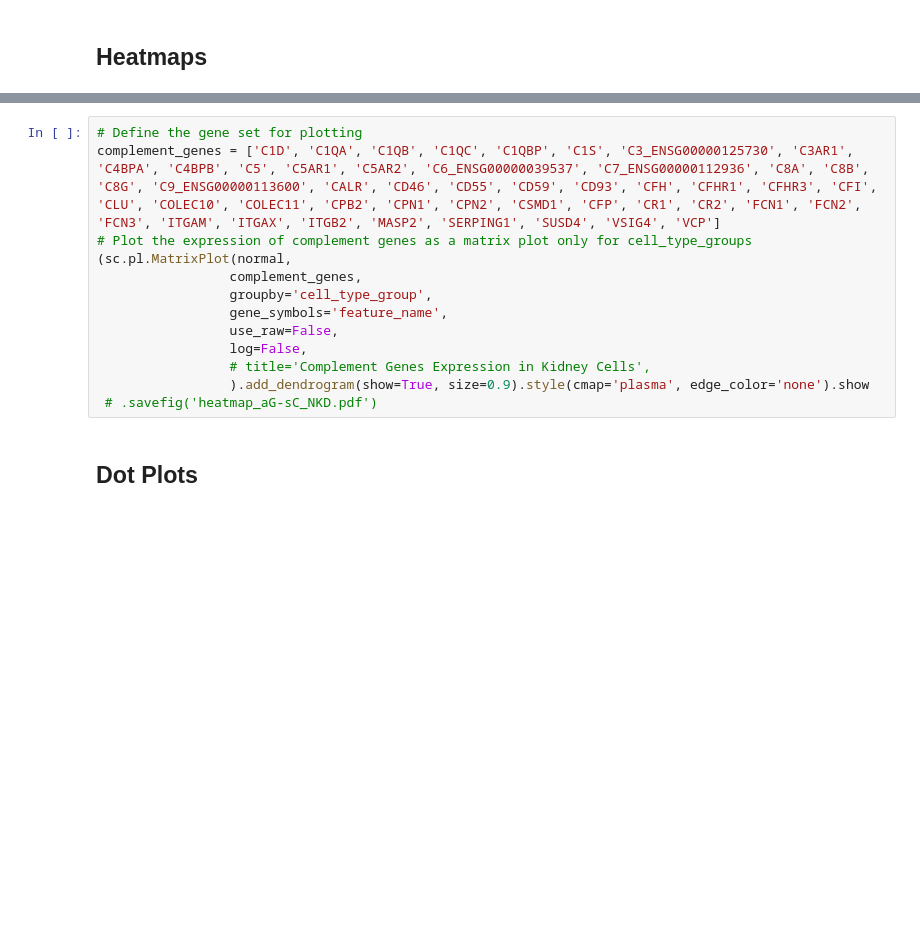
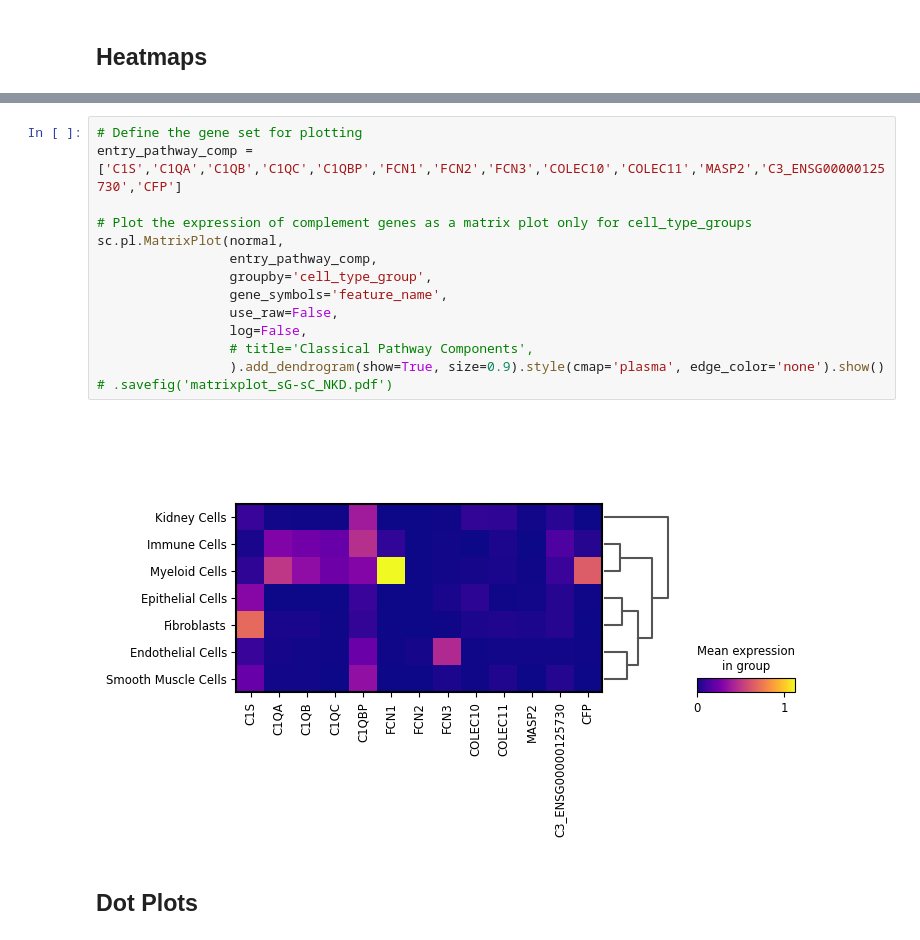
Before and after one commit to aumchampaneri/Biochemistry-BS, a Jupyter notebook: Human Kidney Atlas/Hs_Nor-Kidney_scRNA.ipynb, the cells around one changed output, grey strips where cells are left out. Saved outputs shown, nothing was run; the diff lists cells and outputs as text; blank space fills up the shorter version.

```diff
--- a/Human Kidney Atlas/Hs_Nor-Kidney_scRNA.ipynb
+++ b/Human Kidney Atlas/Hs_Nor-Kidney_scRNA.ipynb
@@ -232,15 +214,18 @@ complement_genes = ['C1D', 'C1QA', 'C1QB', 'C1QC', 'C1QBP', 'C1S', 'C3_ENSG00000
 # %%
 # Define the gene set for plotting
-complement_genes = ['C1D', 'C1QA', 'C1QB', 'C1QC', 'C1QBP', 'C1S', 'C3_ENSG00000125730', 'C3AR1', 'C4BPA', 'C4BPB', 'C5', 'C5AR1', 'C5AR2', 'C6_ENSG00000039537', 'C7_ENSG00000112936', 'C8A', 'C8B', 'C8G', 'C9_ENSG00000113600', 'CALR', 'CD46', 'CD55', 'CD59', 'CD93', 'CFH', 'CFHR1', 'CFHR3', 'CFI', 'CLU', 'COLEC10', 'COLEC11', 'CPB2', 'CPN1', 'CPN2', 'CSMD1', 'CFP', 'CR1', 'CR2', 'FCN1', 'FCN2', 'FCN3', 'ITGAM', 'ITGAX', 'ITGB2', 'MASP2', 'SERPING1', 'SUSD4', 'VSIG4', 'VCP']
+entry_pathway_comp = ['C1S','C1QA','C1QB','C1QC','C1QBP','FCN1','FCN2','FCN3','COLEC10','COLEC11','MASP2','C3_ENSG00000125730','CFP']
+
 # Plot the expression of complement genes as a matrix plot only for cell_type_groups
-(sc.pl.MatrixPlot(normal,
-                 complement_genes,
+sc.pl.MatrixPlot(normal,
+                 entry_pathway_comp,
                  groupby='cell_type_group',
                  gene_symbols='feature_name',
                  use_raw=False,
                  log=False,
-                 # title='Complement Genes Expression in Kidney Cells',
-                 ).add_dendrogram(show=True, size=0.9).style(cmap='plasma', edge_color='none').show
- # .savefig('heatmap_aG-sC_NKD.pdf')
+                 # title='Classical Pathway Components',
+                 ).add_dendrogram(show=True, size=0.9).style(cmap='plasma', edge_color='none').show()
+# .savefig('matrixplot_sG-sC_NKD.pdf')
+# %% [output]
+[figure, added]
 # %% [markdown]
 ## Dot Plots
```
Also changed, not shown: parts of 6 cells of this notebook.
